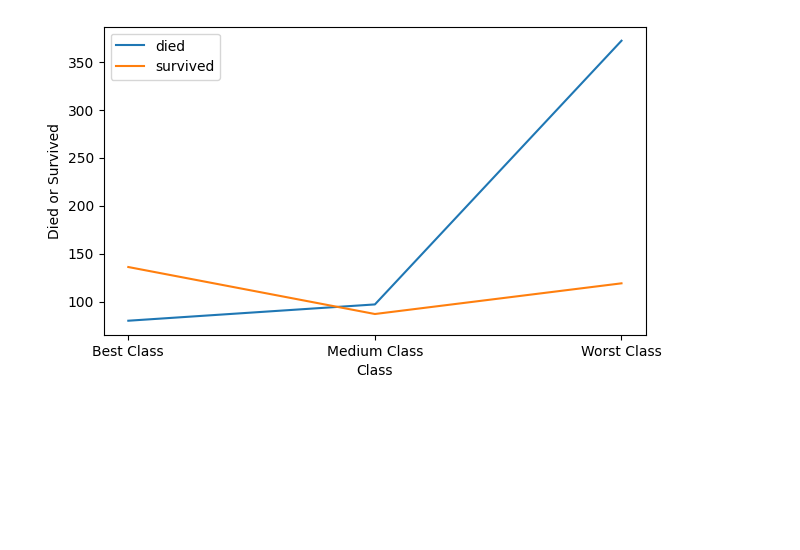
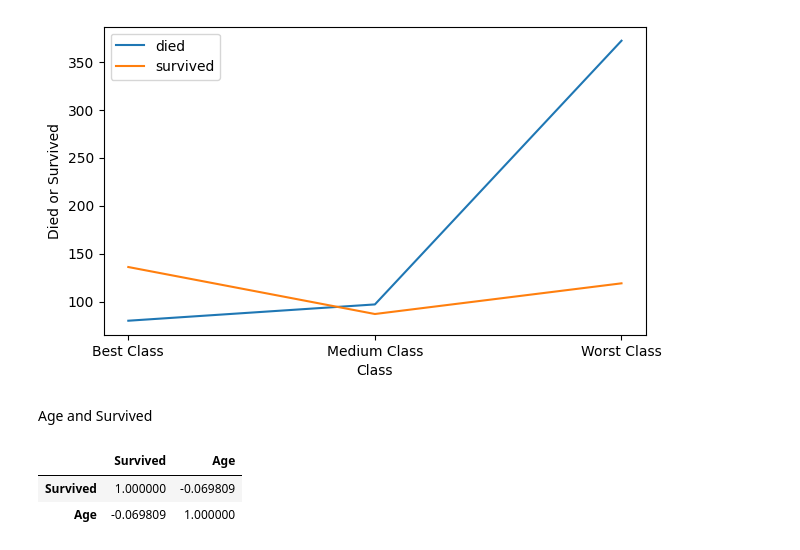
Before and after one commit to soheilabbasnia/titanic-eda, a Jupyter notebook: eda.ipynb, the cells around one changed output. Drawn from its saved outputs; the diff is of its cells as text; code cells hidden in the pictures; blank space fills up the shorter version.

```diff
--- a/eda.ipynb
+++ b/eda.ipynb
@@ -309,3 +309,11 @@ plt.legend(['died', 'survived'])
 plt.show()
 # %% [output]
 [figure]
+# %% [markdown]
+Age and Survived
+# %%
+df_num[['Survived', 'Age']].corr()
+# %% [output]
+|  | Survived | Age |
+| Survived | 1.000000 | -0.069809 |
+| Age | -0.069809 | 1.000000 |
```
Also changed, not shown: parts of 3 cells of this notebook.
